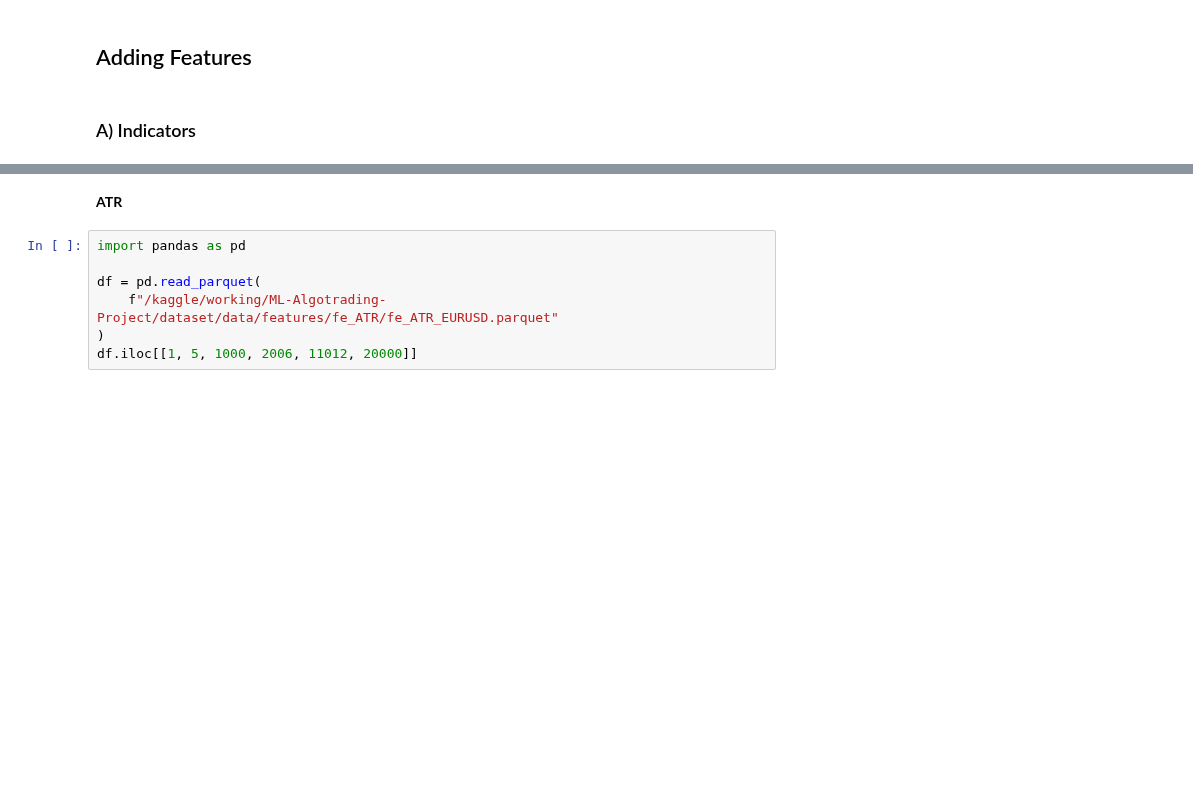
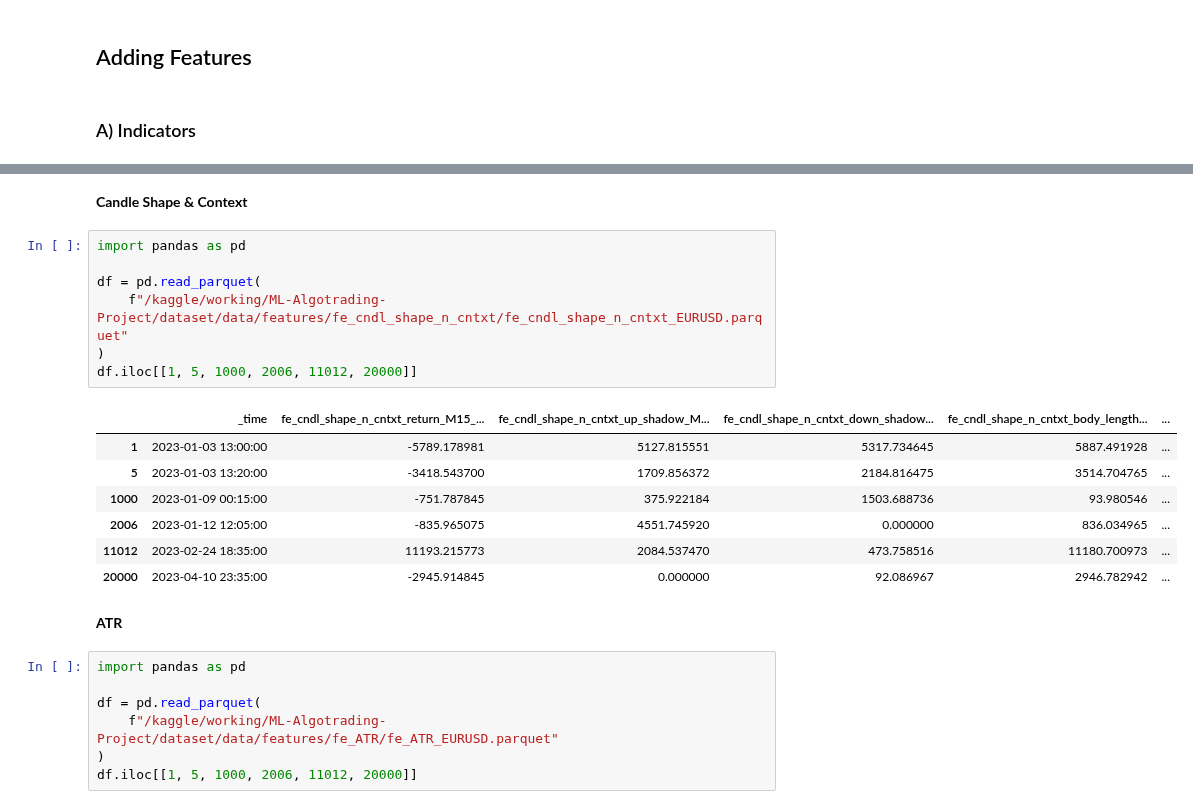
Before and after one commit to Alpha-Hunterss/ML-Algotrading-Project, a Jupyter notebook: algotrading-experiments.ipynb, the cells around one changed output, grey strips where cells are left out. Drawn from its saved outputs; the diff is of its cells as text; blank space fills up the shorter version.

```diff
--- a/algotrading-experiments.ipynb
+++ b/algotrading-experiments.ipynb
@@ -277,3 +305,20 @@ history_indicator_calculator(config_general)
+# %% [markdown]
+**Candle Shape & Context**
+# %%
+import pandas as pd
+
+df = pd.read_parquet(
+    f"/kaggle/working/ML-Algotrading-Project/dataset/data/features/fe_cndl_shape_n_cntxt/fe_cndl_shape_n_cntxt_EURUSD.parquet"
+)
+df.iloc[[1, 5, 1000, 2006, 11012, 20000]]
+# %% [output]
+|  | _time | fe_cndl_shape_n_cntxt_return_M15_... | fe_cndl_shape_n_cntxt_up_shadow_M... | fe_cndl_shape_n_cntxt_down_shadow... | fe_cndl_shape_n_cntxt_body_length... | ... |
+| 1 | 2023-01-03 13:00:00 | -5789.178981 | 5127.815551 | 5317.734645 | 5887.491928 | ... |
+| 5 | 2023-01-03 13:20:00 | -3418.543700 | 1709.856372 | 2184.816475 | 3514.704765 | ... |
+| 1000 | 2023-01-09 00:15:00 | -751.787845 | 375.922184 | 1503.688736 | 93.980546 | ... |
+| 2006 | 2023-01-12 12:05:00 | -835.965075 | 4551.745920 | 0.000000 | 836.034965 | ... |
+| 11012 | 2023-02-24 18:35:00 | 11193.215773 | 2084.537470 | 473.758516 | 11180.700973 | ... |
+| 20000 | 2023-04-10 23:35:00 | -2945.914845 | 0.000000 | 92.086967 | 2946.782942 | ... |
 # %% [markdown]
 **ATR**
 # %%
```
Also changed, not shown: parts of 27 cells of this notebook, 2 other files.
